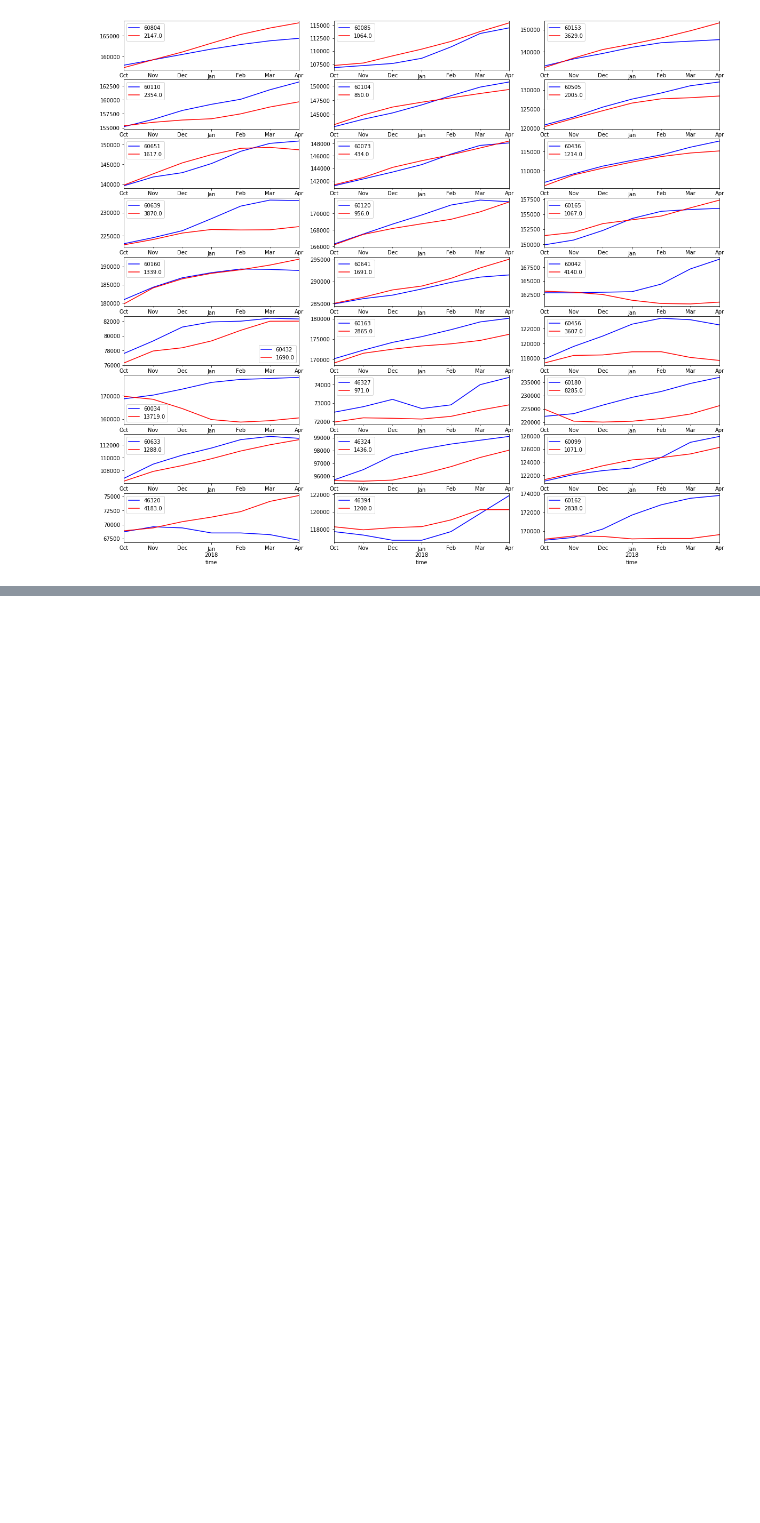
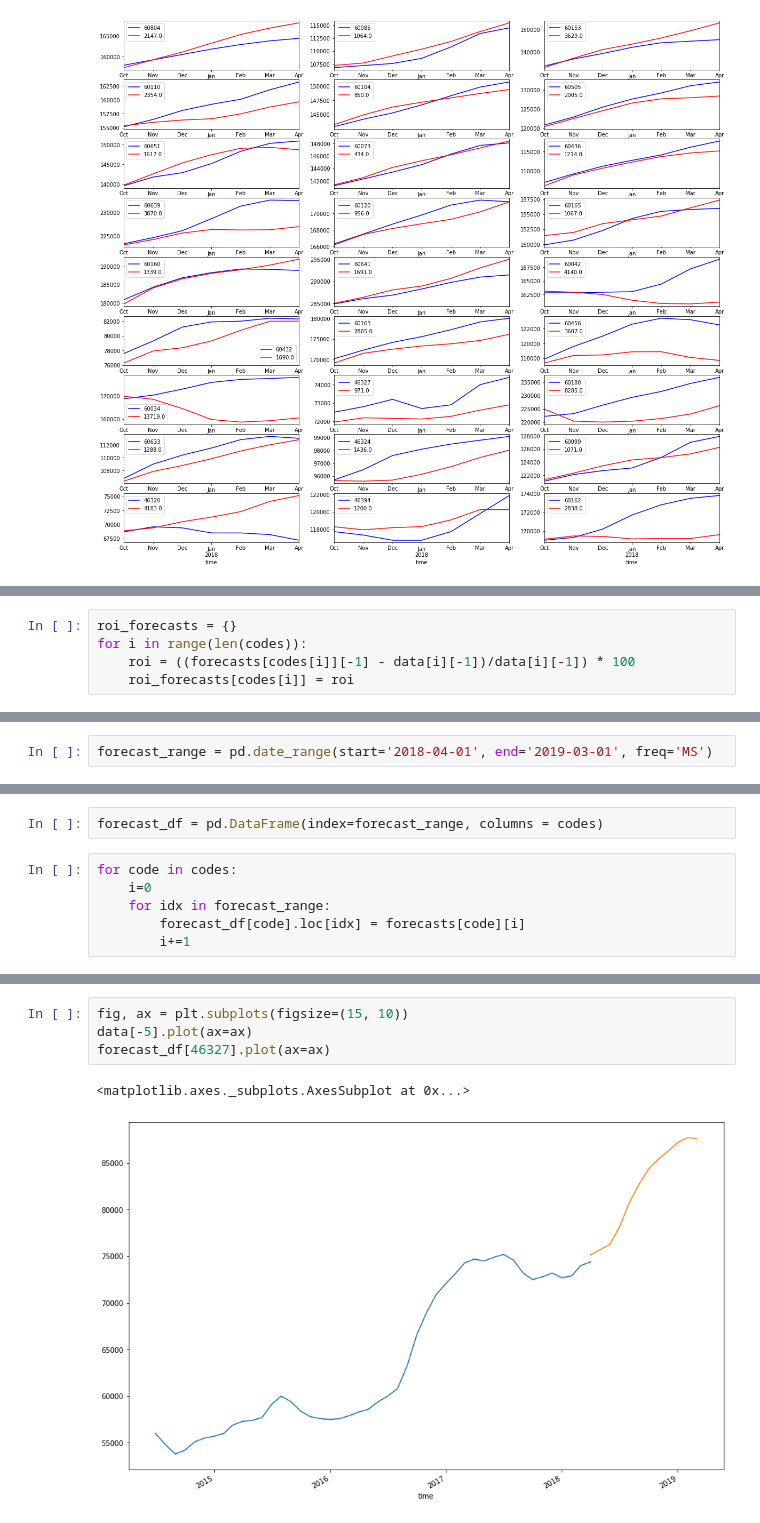
Before and after one commit to mattcarr17/time_series_project, a Jupyter notebook: notebooks/exploratory/03_mc_models.ipynb, the cells around one changed output, grey strips where cells are left out. Cells and saved outputs as stored; diff of their text form; blank space fills up the shorter version.

```diff
--- a/notebooks/exploratory/03_mc_models.ipynb
+++ b/notebooks/exploratory/03_mc_models.ipynb
@@ -344,0 +649,5 @@ for row in range(9):
+# %%
+roi_forecasts = {}
+for i in range(len(codes)):
+    roi = ((forecasts[codes[i]][-1] - data[i][-1])/data[i][-1]) * 100
+    roi_forecasts[codes[i]] = roi
@@ -344,0 +681,2 @@ for row in range(9):
+# %%
+forecast_range = pd.date_range(start='2018-04-01', end='2019-03-01', freq='MS')
@@ -344,0 +690,8 @@ for row in range(9):
+# %%
+forecast_df = pd.DataFrame(index=forecast_range, columns = codes)
+# %%
+for code in codes:
+    i=0
+    for idx in forecast_range:
+        forecast_df[code].loc[idx] = forecasts[code][i]
+        i+=1
@@ -344,0 +714,7 @@ for row in range(9):
+# %%
+fig, ax = plt.subplots(figsize=(15, 10))
+data[-5].plot(ax=ax)
+forecast_df[46327].plot(ax=ax)
+# %% [output]
+<matplotlib.axes._subplots.AxesSubplot at 0x...>
+[figure, added]
```
Also changed, not shown: parts of 53 cells of this notebook.
